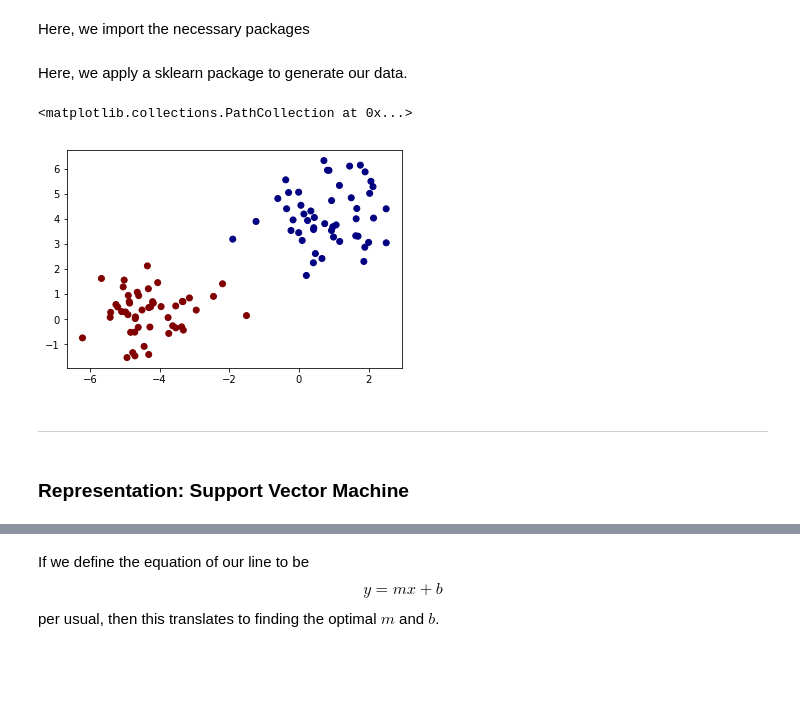
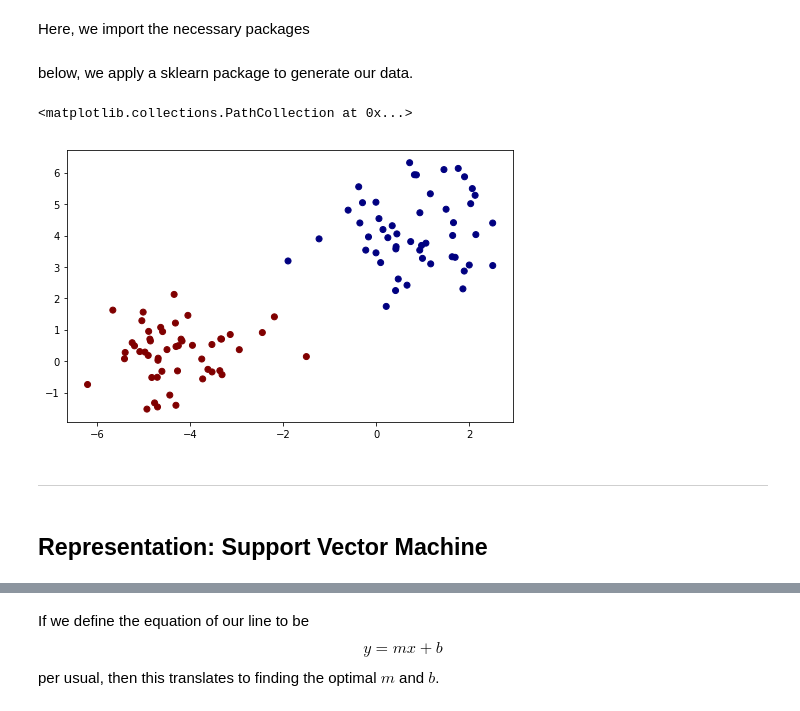
Before and after one commit to collinprather/BDI-2018-JupyterHub, a Jupyter notebook: SVM_scratch.ipynb, the cells around one changed output, grey strips where cells are left out. Cells and saved outputs as stored; diff of their text form; code cells hidden in the pictures; blank space fills up the shorter version.

```diff
--- a/SVM_scratch.ipynb
+++ b/SVM_scratch.ipynb
@@ -10,17 +10,17 @@ import matplotlib.pyplot as plt
 
 from sklearn.datasets import make_blobs
 # %% [markdown]
-Here, we apply a sklearn package to generate our data.
+below, we apply a sklearn package to generate our data.
 # %%
 X, y = make_blobs(n_samples=100, centers=2, n_features=2, random_state=3)
 np.place(y, y==0, -1)
 # %%
-plt.figure(figsize = (6,4))
+plt.figure(figsize = (8,5))
 plt.scatter(X[:,0], X[:,1], c=y, cmap = 'jet')
 # %% [output]
 <matplotlib.collections.PathCollection at 0x...>
-[figure, old version]
+[figure, new version]
 # %% [markdown]
 ---
 # %% [markdown]
-### Representation: Support Vector Machine
+## Representation: Support Vector Machine
```
Also changed, not shown: parts of 10 cells of this notebook, 6 other files.
